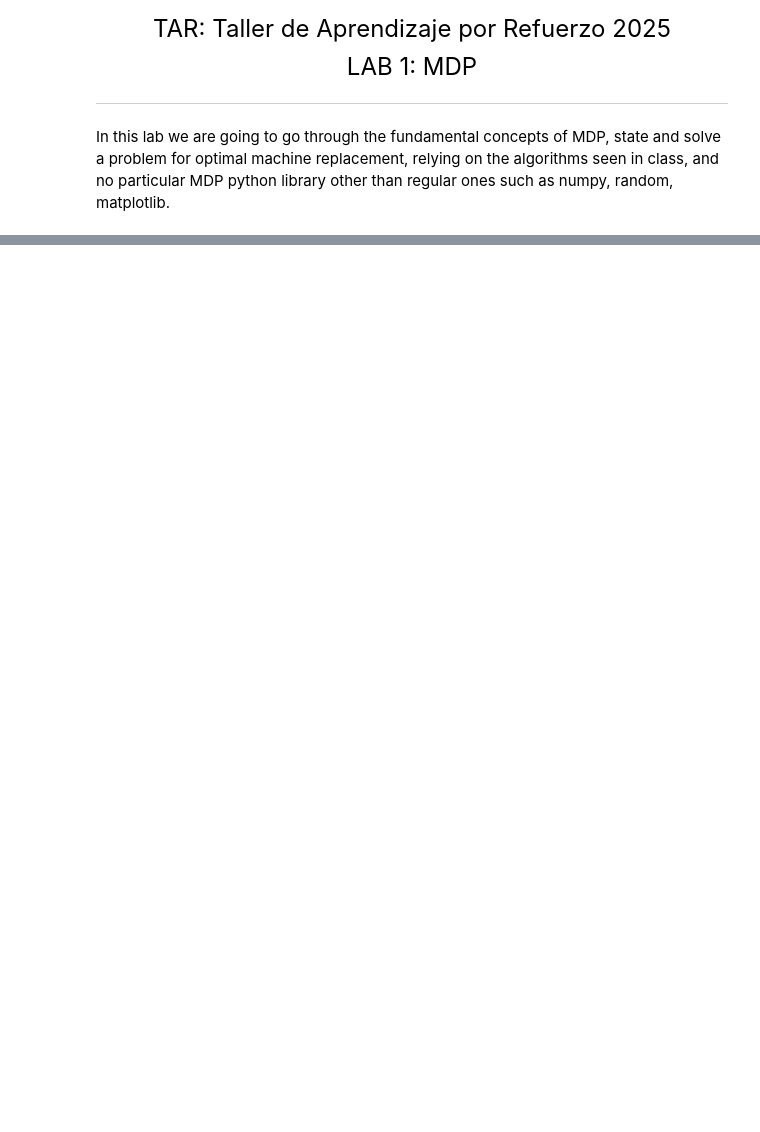
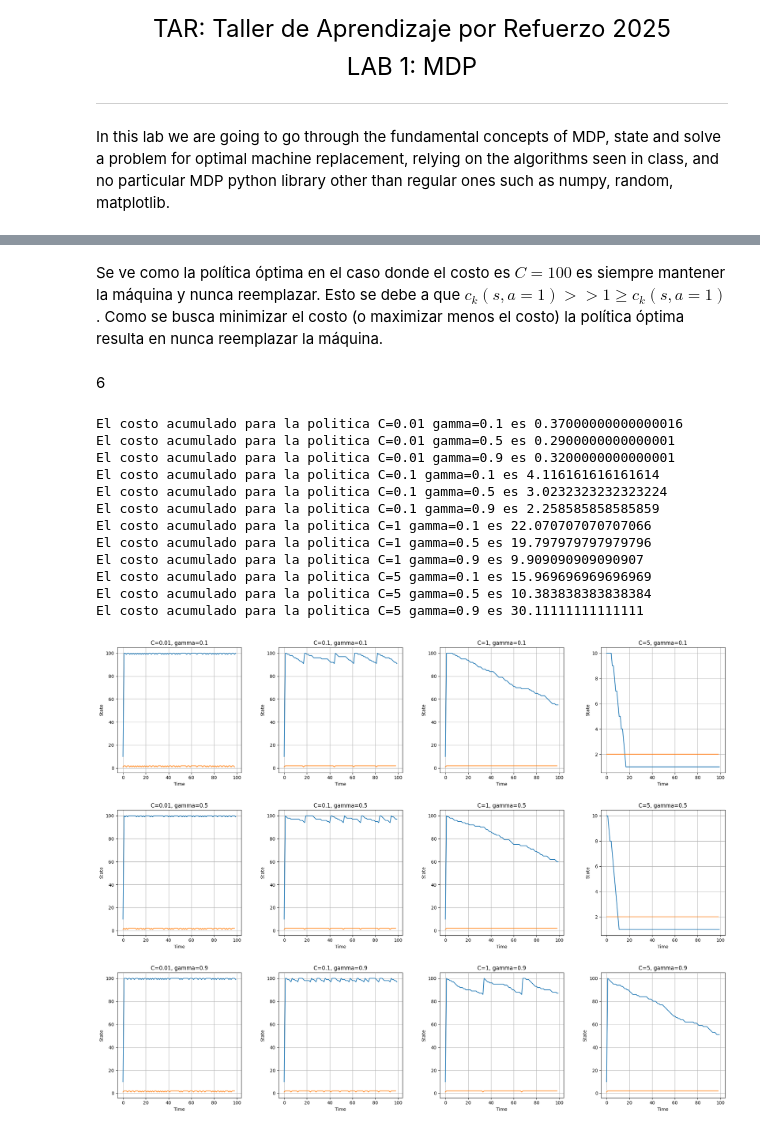
Before and after one commit to fede-bello/tar, a Jupyter notebook: TAR_Lab_1_MC.ipynb, the cells around one changed output, grey strips where cells are left out. Saved outputs shown, nothing was run; the diff lists cells and outputs as text; code cells hidden in the pictures; blank space fills up the shorter version.

```diff
--- a/TAR_Lab_1_MC.ipynb
+++ b/TAR_Lab_1_MC.ipynb
@@ -43,0 +238,52 @@ At times $k=0,\ldots$, the cost of machine replacement is $c_k(s,a=1)=C$, while
+# %% [markdown]
+Se ve como la política óptima en el caso donde el costo es $C=100$ es siempre mantener la máquina y nunca reemplazar. Esto se debe a que $c_k(s,a=1) >> 1 \geq c_k(s,a=1)$. Como se busca minimizar el costo (o maximizar menos el costo) la política óptima resulta en nunca reemplazar la máquina.
+# %% [markdown]
+6
+# %%
+gammas = [0.1, 0.5, 0.9]
+Cs = [0.01, 0.1, 1, 5]
+S = 100
+T = 100
+theta = 0.5
+
+Vs = []
+pis = []
+policies = []
+figures = []
+
+fig, axs = plt.subplots(3, 4, figsize=(20, 15))
+fig.tight_layout(pad=3.0)
+
+for i, C in enumerate(Cs):
+    for j, gamma in enumerate(gammas):
+        V, pi = value_iteration(S=S, theta=theta, C=C, gamma=gamma)
+        Vs.append(V)
+        pis.append(pi)
+        policies.append(f"C={C} gamma={gamma}")
+
+        ax = axs[j, i]
+        subfig = plot_trajectories(pi=pi, policy=f'C={C} gamma={gamma}', T=T, S=S, theta=theta, C=C)
+        ax.clear()
+        for line in subfig.axes[0].get_lines():
+            ax.plot(line.get_xdata(), line.get_ydata(), color=line.get_color())
+        ax.set_title(f'C={C}, gamma={gamma}')
+        ax.set_xlabel('Time')
+        ax.set_ylabel('State')
+        ax.grid(True)
+
+plt.subplots_adjust(hspace=0.3, wspace=0.3)
+plt.show()
+# %% [output]
+El costo acumulado para la politica C=0.01 gamma=0.1 es 0.37000000000000016
+El costo acumulado para la politica C=0.01 gamma=0.5 es 0.2900000000000001
+El costo acumulado para la politica C=0.01 gamma=0.9 es 0.3200000000000001
+El costo acumulado para la politica C=0.1 gamma=0.1 es 4.116161616161614
+El costo acumulado para la politica C=0.1 gamma=0.5 es 3.0232323232323224
+El costo acumulado para la politica C=0.1 gamma=0.9 es 2.258585858585859
+El costo acumulado para la politica C=1 gamma=0.1 es 22.070707070707066
+El costo acumulado para la politica C=1 gamma=0.5 es 19.797979797979796
+El costo acumulado para la politica C=1 gamma=0.9 es 9.909090909090907
+El costo acumulado para la politica C=5 gamma=0.1 es 15.969696969696969
+El costo acumulado para la politica C=5 gamma=0.5 es 10.383838383838384
+El costo acumulado para la politica C=5 gamma=0.9 es 30.11111111111111
+[figure, added]
```
Also changed, not shown: parts of 12 cells of this notebook.
